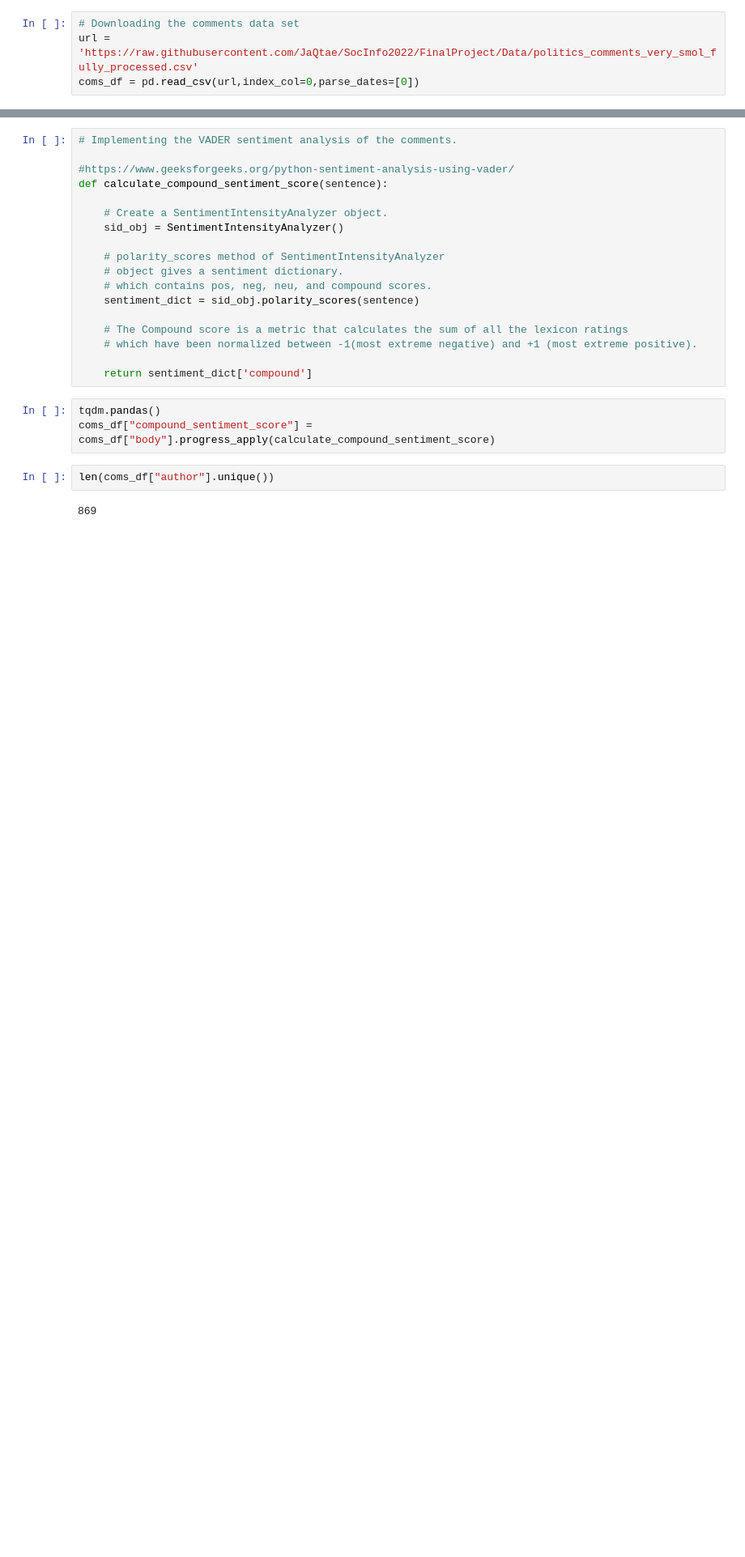
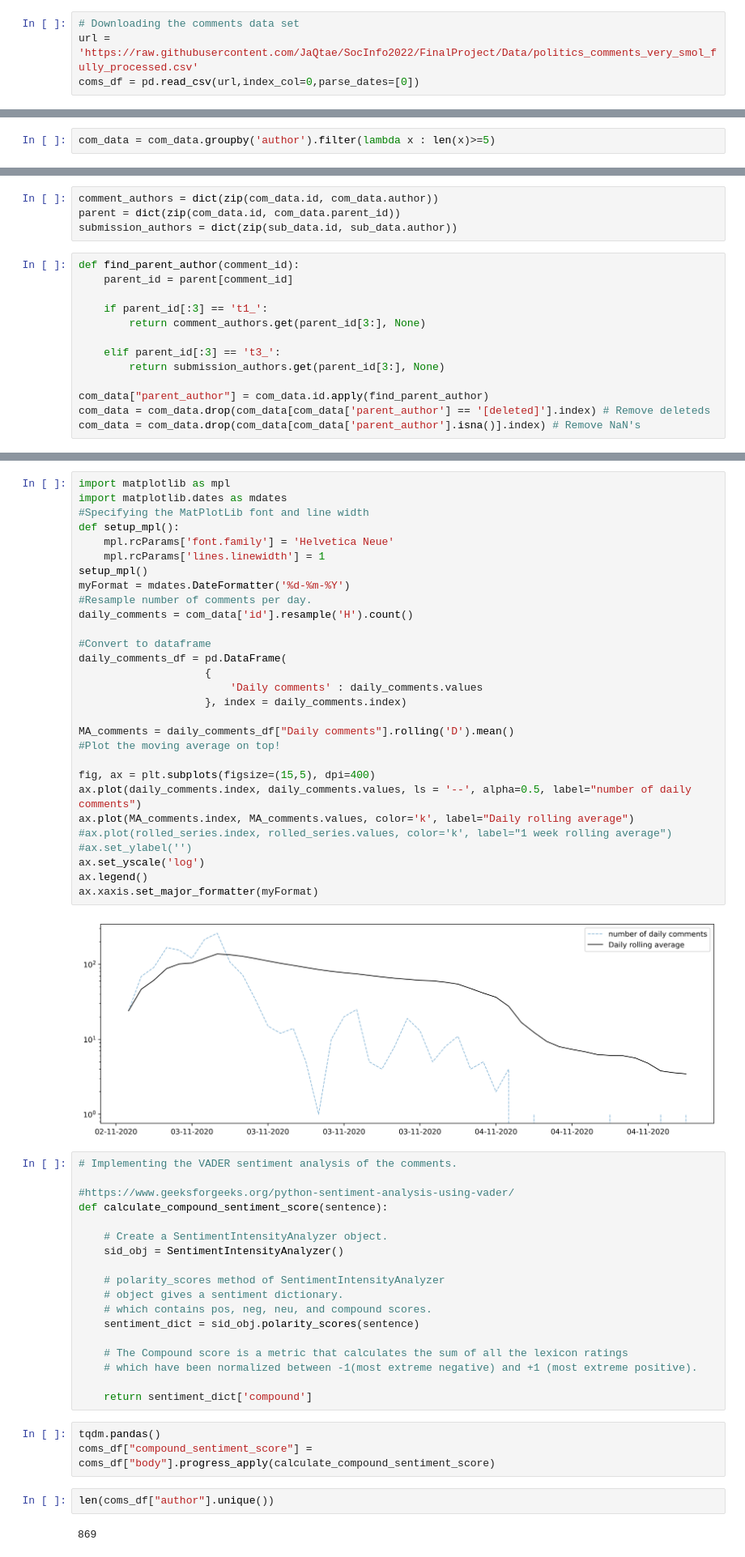
Before and after one commit to JaQtae/SocInfo2022, a Jupyter notebook: Explainer Notebook.ipynb, the cells around one changed output, grey strips where cells are left out. Shown at 81% size. Drawn from its saved outputs; the diff is of its cells as text; blank space fills up the shorter version.

```diff
--- a/Explainer Notebook.ipynb
+++ b/Explainer Notebook.ipynb
@@ -161,0 +163,2 @@ coms_df = coms_df.iloc[:1000]
+# %%
+com_data = com_data.groupby('author').filter(lambda x : len(x)>=5)
@@ -161,0 +188,17 @@ coms_df = coms_df.iloc[:1000]
+# %%
+comment_authors = dict(zip(com_data.id, com_data.author))
+parent = dict(zip(com_data.id, com_data.parent_id))
+submission_authors = dict(zip(sub_data.id, sub_data.author))
+# %%
+def find_parent_author(comment_id):
+    parent_id = parent[comment_id]
+
+    if parent_id[:3] == 't1_':
+        return comment_authors.get(parent_id[3:], None)
+
+    elif parent_id[:3] == 't3_':
+        return submission_authors.get(parent_id[3:], None)
+
+com_data["parent_author"] = com_data.id.apply(find_parent_author)
+com_data = com_data.drop(com_data[com_data['parent_author'] == '[deleted]'].index) # Remove deleteds
+com_data = com_data.drop(com_data[com_data['parent_author'].isna()].index) # Remove NaN's
@@ -162,3 +207,34 @@ coms_df = coms_df.iloc[:1000]
+# %%
+import matplotlib as mpl
+import matplotlib.dates as mdates
+#Specifying the MatPlotLib font and line width
+def setup_mpl():
+    mpl.rcParams['font.family'] = 'Helvetica Neue'
+    mpl.rcParams['lines.linewidth'] = 1
+setup_mpl()
+myFormat = mdates.DateFormatter('%d-%m-%Y')
+#Resample number of comments per day.
+daily_comments = com_data['id'].resample('H').count()
+
+#Convert to dataframe
+daily_comments_df = pd.DataFrame(
+                    {
+                        'Daily comments' : daily_comments.values
+                    }, index = daily_comments.index)
+
+MA_comments = daily_comments_df["Daily comments"].rolling('D').mean()
+#Plot the moving average on top!
+
+fig, ax = plt.subplots(figsize=(15,5), dpi=400)
+ax.plot(daily_comments.index, daily_comments.values, ls = '--', alpha=0.5, label="number of daily comments")
+ax.plot(MA_comments.index, MA_comments.values, color='k', label="Daily rolling average")
+#ax.plot(rolled_series.index, rolled_series.values, color='k', label="1 week rolling average")
+#ax.set_ylabel('')
+ax.set_yscale('log')
+ax.legend()
+ax.xaxis.set_major_formatter(myFormat)
+# %% [output]
+[figure, added]
 # %%
 # Implementing the VADER sentiment analysis of the comments.
 
```
Also changed, not shown: parts of 20 cells of this notebook.
